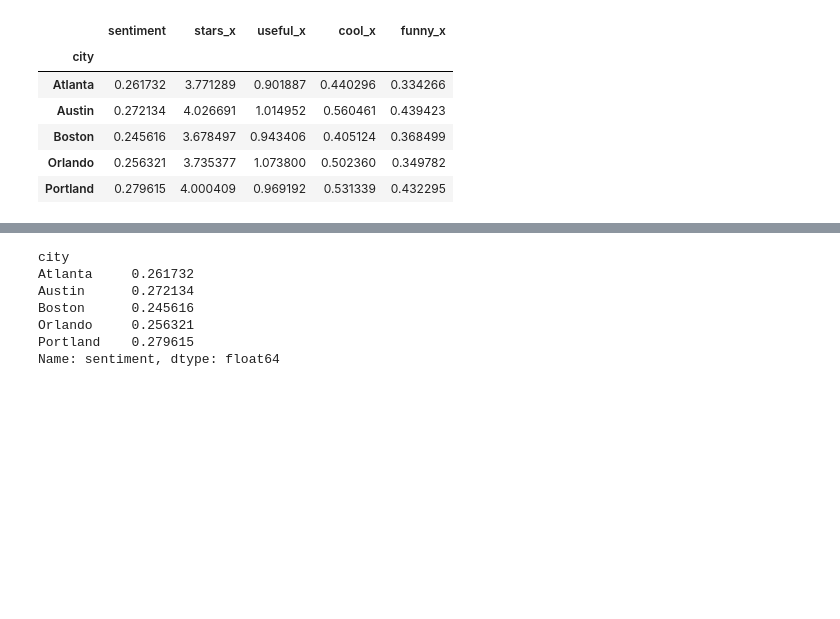
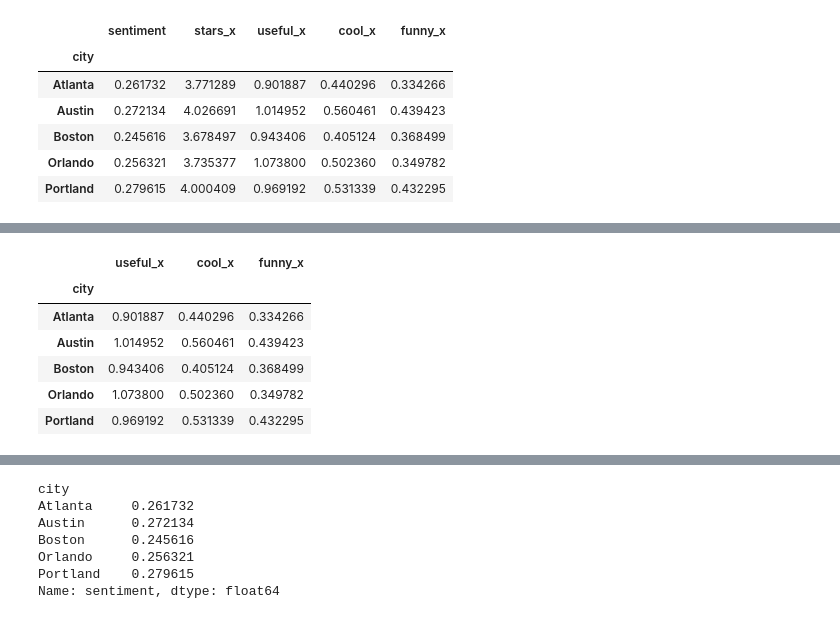
Before and after one commit to sarkaja/NLP, a Jupyter notebook: finalwork.ipynb, the cells around one changed output, grey strips where cells are left out. Cells and saved outputs as stored; diff of their text form; code cells hidden in the pictures; blank space fills up the shorter version.

```diff
--- a/finalwork.ipynb
+++ b/finalwork.ipynb
@@ -170,0 +181,11 @@ meanh
+# %%
+meanm = dsent.groupby('city')['useful_x','cool_x','funny_x'].mean()
+meanm
+# %% [output]
+|  | useful_x | cool_x | funny_x |
+| city |  |  |  |
+| Atlanta | 0.901887 | 0.440296 | 0.334266 |
+| Austin | 1.014952 | 0.560461 | 0.439423 |
+| Boston | 0.943406 | 0.405124 | 0.368499 |
+| Orlando | 1.073800 | 0.502360 | 0.349782 |
+| Portland | 0.969192 | 0.531339 | 0.432295 |
```
Also changed, not shown: parts of 4 cells of this notebook.
